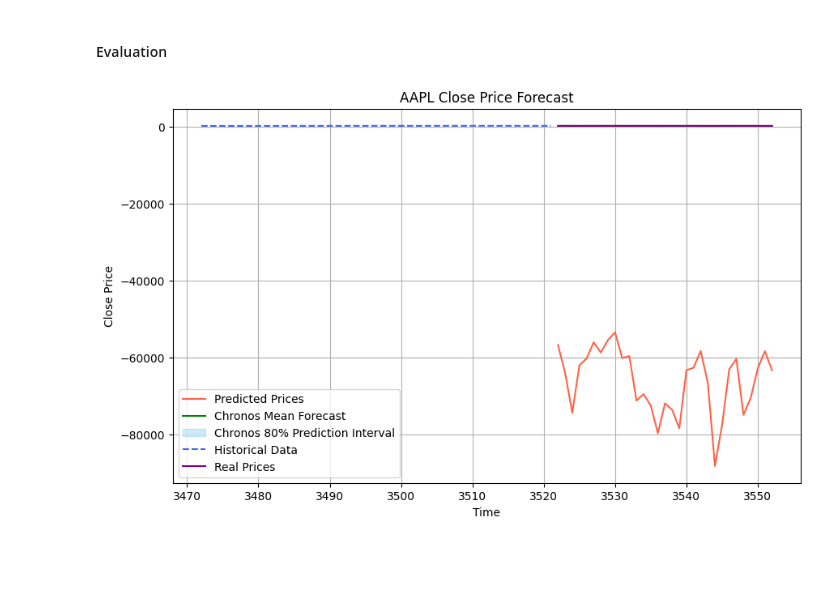
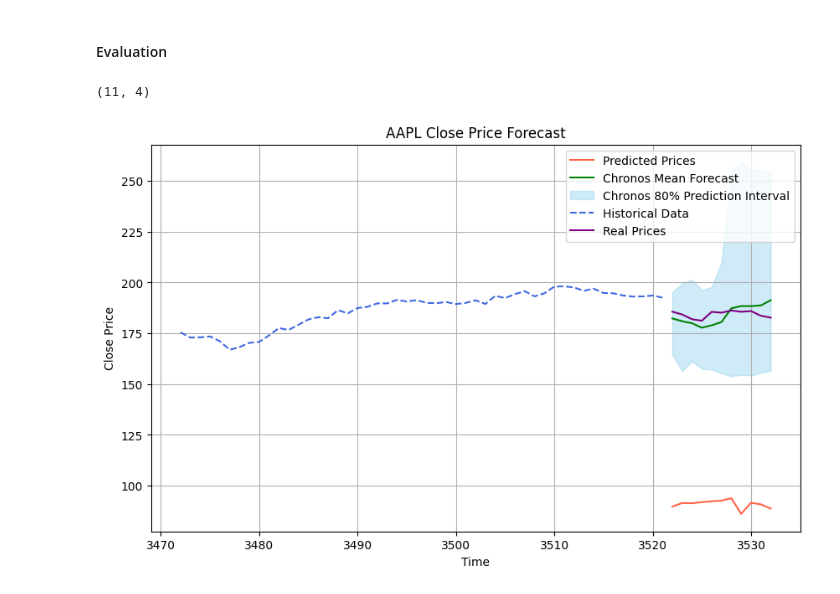
Before and after one commit to JackBstn/Chronos_multivariate, a Jupyter notebook: mv_chronos.ipynb, the cells around one changed output. Saved outputs shown, nothing was run; the diff lists cells and outputs as text; code cells hidden in the pictures; blank space fills up the shorter version.

Commit message:
remove volume from training dataset

```diff
--- a/mv_chronos.ipynb
+++ b/mv_chronos.ipynb
@@ -121,12 +121,11 @@ data = yf.download(symbol, start="2010-01-01", end="2023-12-31", progress=False)
 
 # Usa tutte le colonne come covariate
 df = data.reset_index()
-covariates = df[["Open", "High", "Low", "Volume", "Close"]].values  # Usa tutte le covariate
-# covariates = df[["Close"]].values # TODO: TESTA CON SOLO LA CLOSE, BARANDO
+covariates = df[["Open", "High", "Low", "Close"]].values  # Usa tutte le covariate
 close_prices = df["Close"].values  # Variabile risposta
 
 # Finestra mobile per generare il dataset
-def generate_dataset_with_chronos(covariates, close_prices, pipeline, window_size=100):
+def generate_dataset_with_chronos(covariates, close_prices, pipeline, window_size=50):
     X = []
     Y = []
     for t in range(len(covariates) - window_size):
@@ -304,13 +303,14 @@ Early stopping at epoch 546
 
 # Nuovi dati
 new_data = yf.download(symbol, start="2024-01-01", end="2024-03-31", progress=False)
-new_covariates = new_data[["Open", "High", "Low", "Volume", "Close"]].values
-# new_covariates = new_data[["Close"]].values # TODO: BARA USANDO DIRETTAMENTE IL RISULTATO
+new_covariates = new_data[["Open", "High", "Low", "Close"]].values
 new_close_prices = new_data["Close"].values
 
 # Genera dati di test con la finestra mobile
 X_test, Y_test = generate_dataset_with_chronos(new_covariates, new_close_prices, pipeline)
 # X_test = scaler_x.transform(X_test)
+
+print(X_test.shape)
 
 # Converti in tensore
 X_test = torch.tensor(X_test, dtype=torch.float32)
@@ -333,31 +333,33 @@ chronos_prediction_length = len(test_predictions)
 chronos_forecast = pipeline.predict(context=chronos_context, prediction_length=chronos_prediction_length)
 low, median, high = np.quantile(chronos_forecast[0].numpy(), [0.1, 0.5, 0.9], axis=0)
 mean_forecast = np.mean(chronos_forecast[0].numpy(), axis=0)
 
 # Assicurati che i vettori abbiano le dimensioni corrette
 mean_forecast = mean_forecast[:len(test_predictions)]
 low = low[:len(test_predictions)]
 high = high[:len(test_predictions)]
 
+
 # Grafico
 plt.figure(figsize=(10, 6))
 
 plt.plot(test_index, test_predictions, color="tomato", label="Predicted Prices")  # Nostre previsioni
 plt.plot(test_index, mean_forecast, color="green", label="Chronos Mean Forecast") # Chronos
 plt.fill_between(test_index, low, high, color="skyblue", alpha=0.4, label="Chronos 80% Prediction Interval")  # Chronos confidence
 
 # Plot the history, only last 50 timesteps
 plt.plot(historical_index[-50:], close_prices[-50:], color="royalblue", label="Historical Data", linestyle='--')  # Storico
 
 
 # Plot the "real" line
 plt.plot(test_index, new_close_prices[:len(test_predictions)], color="purple", label="Real Prices") #Taglio per allineare i vettori
 
 plt.title(f"{symbol} Close Price Forecast")
 plt.xlabel("Time")
 plt.ylabel("Close Price")
 plt.legend()
 plt.grid()
 plt.show()
 # %% [output]
+(11, 4)
-[figure, old version]
+[figure, new version]
```
Also changed, not shown: parts of 2 cells of this notebook.
